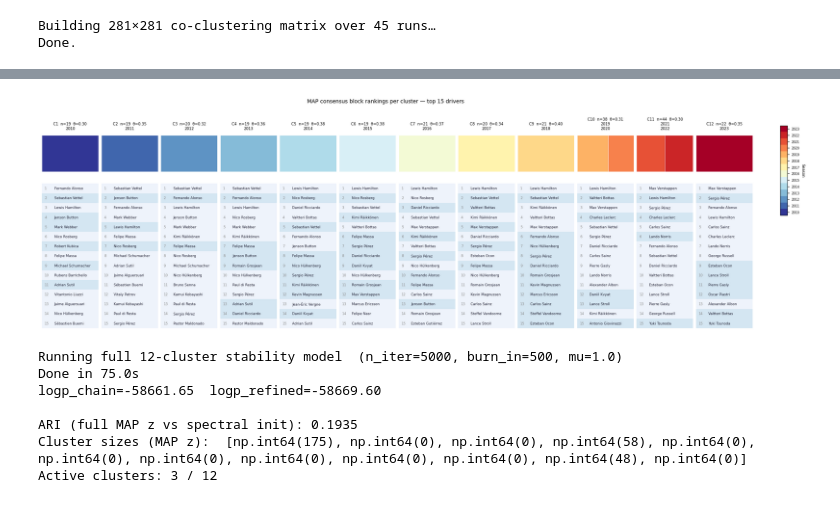
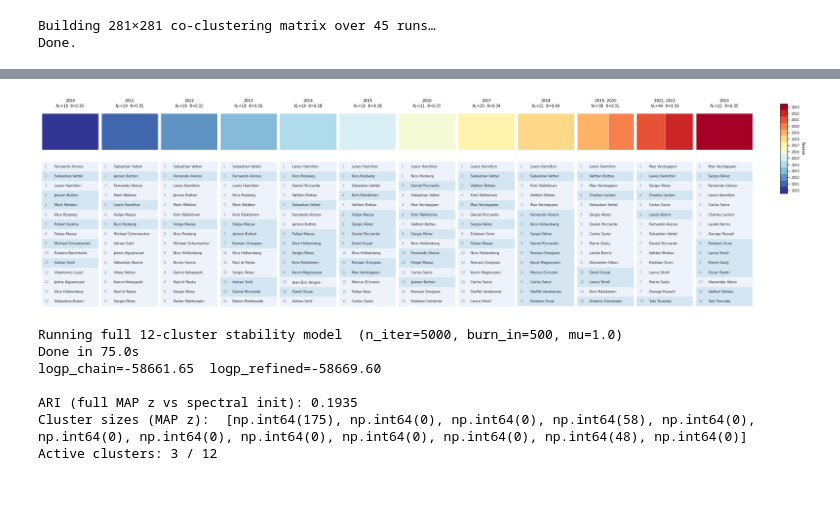
Before and after one commit to jonanord-gd/TiedBayesMallows, a Jupyter notebook: F1GridVisualise.ipynb, the cells around one changed output, grey strips where cells are left out. Drawn from its saved outputs; the diff is of its cells as text; code cells hidden in the pictures.

```diff
--- a/F1GridVisualise.ipynb
+++ b/F1GridVisualise.ipynb
@@ -669,11 +795,7 @@ driver_name_map = (
     .to_dict()
 )
 
-# All unique seasons ordered chronologically
-all_seasons_ordered = sorted(set(lbl.split()[0] for lbl in race_labels), key=int)
-n_seasons = len(all_seasons_ordered)
-season_to_snum = {s: i for i, s in enumerate(all_seasons_ordered)}
-season_cmap = plt.get_cmap("RdYlBu_r", n_seasons)
+# all_seasons_ordered / season_to_snum / season_cmap defined in the dendrogram cell above
 
 # Sort clusters chronologically by mean season year
 def _mean_season(cid):
@@ -715,13 +837,15 @@ for col, clust_id in enumerate(sorted_cluster_ids):
         )
         left += cnt
 
-    theta_val = cluster_map_results[clust_id]["clusters"][0]["theta"]
-    ssns_str = "\n".join(ssns_present) if len(ssns_present) <= 3 else "\n".join(ssns_present[:2]) + f"\n+{len(ssns_present)-2}"
     ax_s.set_xlim(0, n_in)
     ax_s.set_ylim(-0.5, 0.5)
     ax_s.axis("off")
+    ssns_str = (
+        ", ".join(ssns_present) if len(ssns_present) <= 3
+        else ", ".join(ssns_present[:2]) + f" +{len(ssns_present)-2}"
+    )
     ax_s.set_title(
-        f"C{col+1}  n={n_in}  θ={theta_val:.2f}\n{ssns_str}",
+        f"{ssns_str}\n$N_c$={n_in}  θ={cluster_map_results[clust_id]['clusters'][0]['theta']:.2f}",
         fontsize=7, pad=2, linespacing=1.25,
     )
 
@@ -736,41 +860,42 @@ for col, clust_id in enumerate(sorted_cluster_ids):
         if rank >= TOP_K:
             break
         bg = block_bg[b_idx % 2]
+        block_rank = rank + 1  # all items in this block share the same starting rank
         for driver_idx in block:
             if rank >= TOP_K:
                 break
             y0 = TOP_K - rank - 1
             y_mid = y0 + 0.5
             ax_r.add_patch(mpatches.Rectangle(
                 (0, y0), 1, 1,
                 facecolor=bg, edgecolor="none", zorder=0,
             ))
-            ax_r.text(0.05, y_mid, str(rank + 1),
+            ax_r.text(0.05, y_mid, str(block_rank),
                       fontsize=6.5, color="#888888", ha="left", va="center", zorder=1)
             driver_id = drivers[driver_idx]
             full_name = driver_name_map.get(driver_id, driver_id)
             ax_r.text(0.22, y_mid, full_name,
                       fontsize=6.5, color="#1a1a2e", ha="left", va="center", zorder=1)
             rank += 1
 
 # ── Season colourbar ──────────────────────────────────────────────────────────
 sm = plt.cm.ScalarMappable(
     cmap=season_cmap,
     norm=plt.Normalize(
         vmin=int(all_seasons_ordered[0]) - 0.5,
         vmax=int(all_seasons_ordered[-1]) + 0.5,
     ),
 )
 sm.set_array([])
 cbar_ax = fig.add_axes([0.93, 0.55, 0.008, 0.35])
 cbar = fig.colorbar(sm, cax=cbar_ax, ticks=[int(s) for s in all_seasons_ordered])
 cbar.ax.set_yticklabels(all_seasons_ordered, fontsize=6)
+
 cbar.ax.set_ylabel("Season", fontsize=7, rotation=270, labelpad=10)
 
-fig.suptitle("MAP consensus block rankings per cluster — top 15 drivers", fontsize=10, y=1.005)
 plt.show()
 # %% [output]
-[figure, old version]
+[figure, new version]
 # %%
 
 # ── Stability check: full 12-cluster model initialised from consensus ─────────
```
Also changed, not shown: parts of 12 cells of this notebook, 15 other files.
